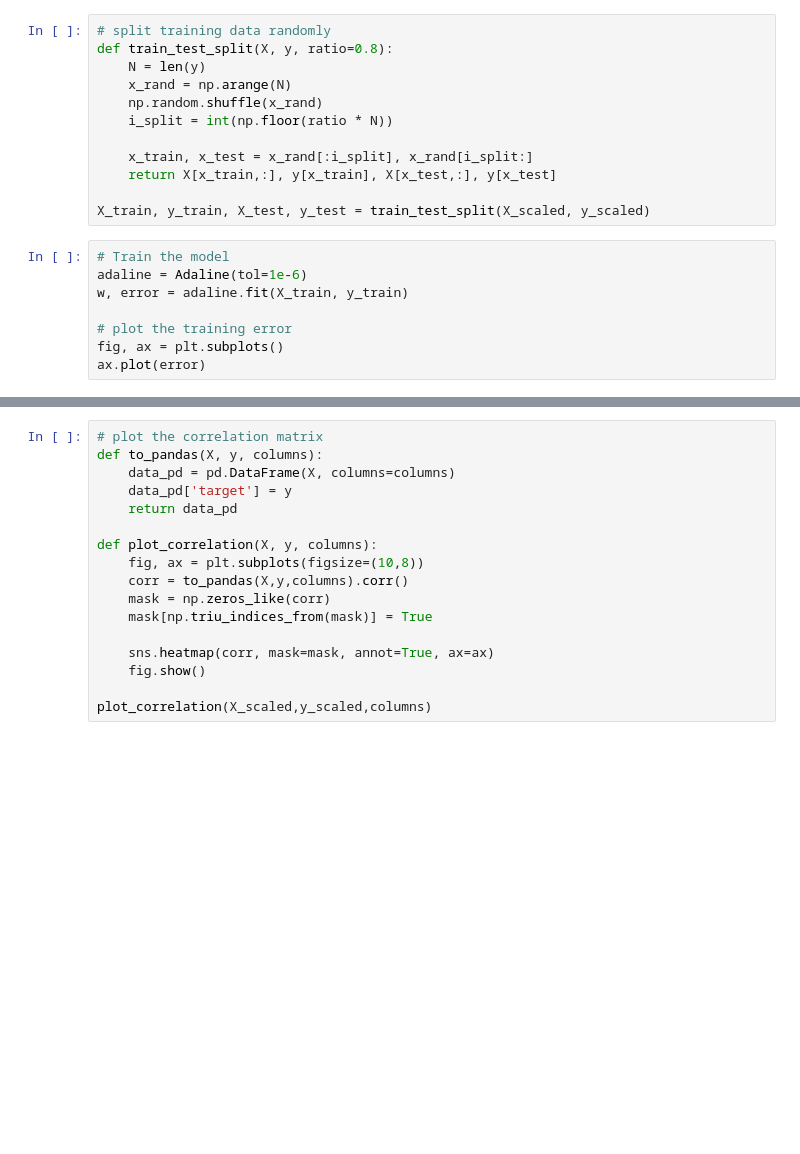
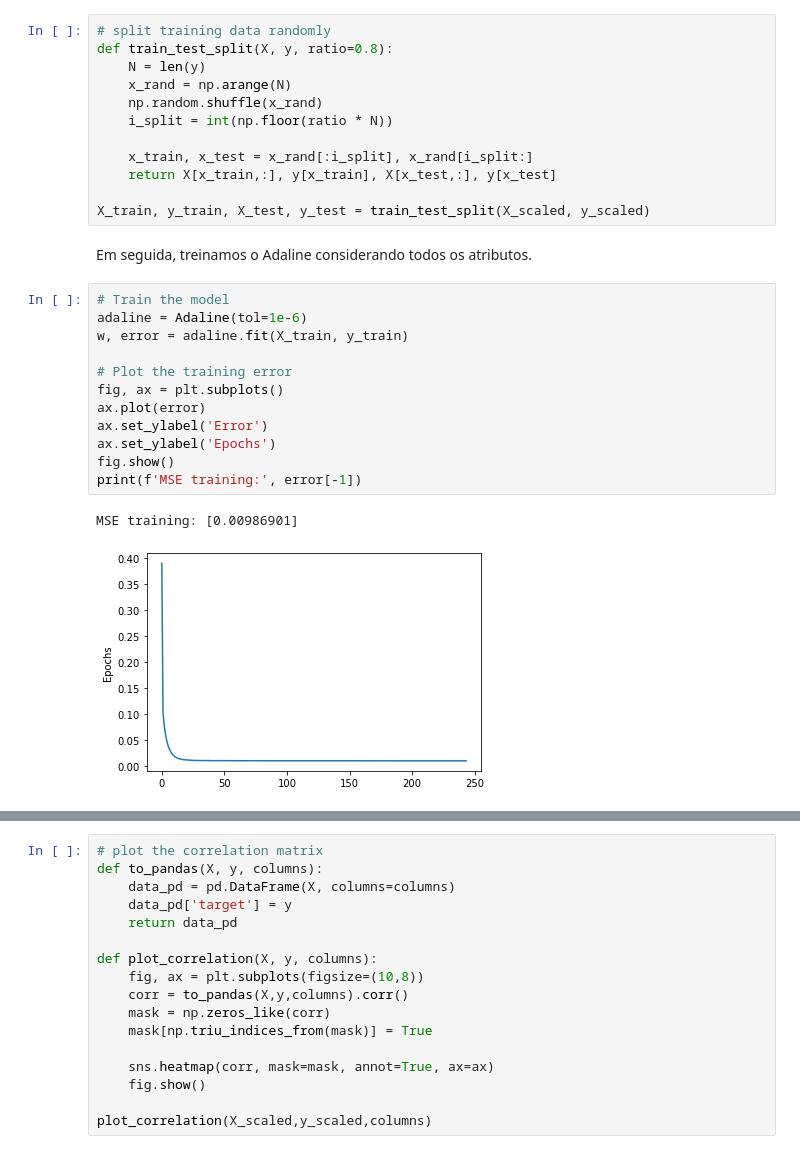
Before and after one commit to vicrsp/rna-ppgee, a Jupyter notebook: exercicios/ex3/Redes Neurais Artificias - Exercício 3.ipynb, the cells around one changed output, grey strips where cells are left out. Drawn from its saved outputs; the diff is of its cells as text; blank space fills up the shorter version.

```diff
--- a/exercicios/ex3/Redes Neurais Artificias - Exercício 3.ipynb
+++ b/exercicios/ex3/Redes Neurais Artificias - Exercício 3.ipynb
@@ -71,12 +106,21 @@ def train_test_split(X, y, ratio=0.8):
     return X[x_train,:], y[x_train], X[x_test,:], y[x_test]
 
 X_train, y_train, X_test, y_test = train_test_split(X_scaled, y_scaled)
+# %% [markdown]
+Em seguida, treinamos o Adaline considerando todos os atributos.
 # %%
 # Train the model
 adaline = Adaline(tol=1e-6)
 w, error = adaline.fit(X_train, y_train)
 
-# plot the training error
+# Plot the training error
 fig, ax = plt.subplots()
 ax.plot(error)
+ax.set_ylabel('Error')
+ax.set_ylabel('Epochs')
+fig.show()
+print(f'MSE training:', error[-1])
+# %% [output]
+MSE training: [0.00986901]
+[figure, added]
 # %%
```
Also changed, not shown: parts of 19 cells of this notebook, 4 other files.
